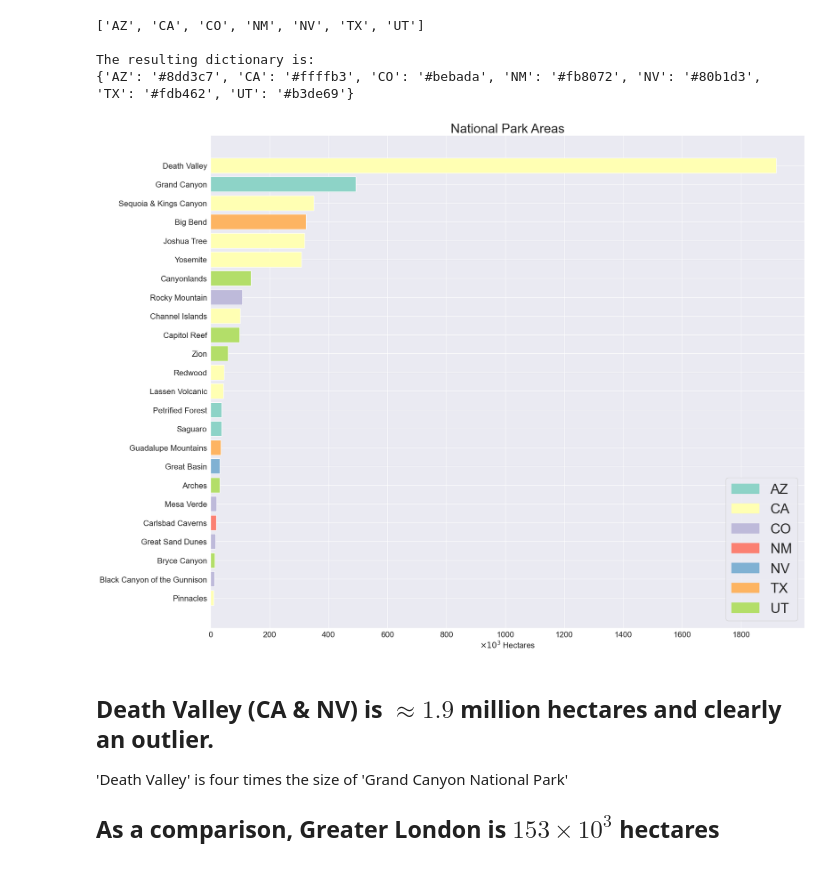
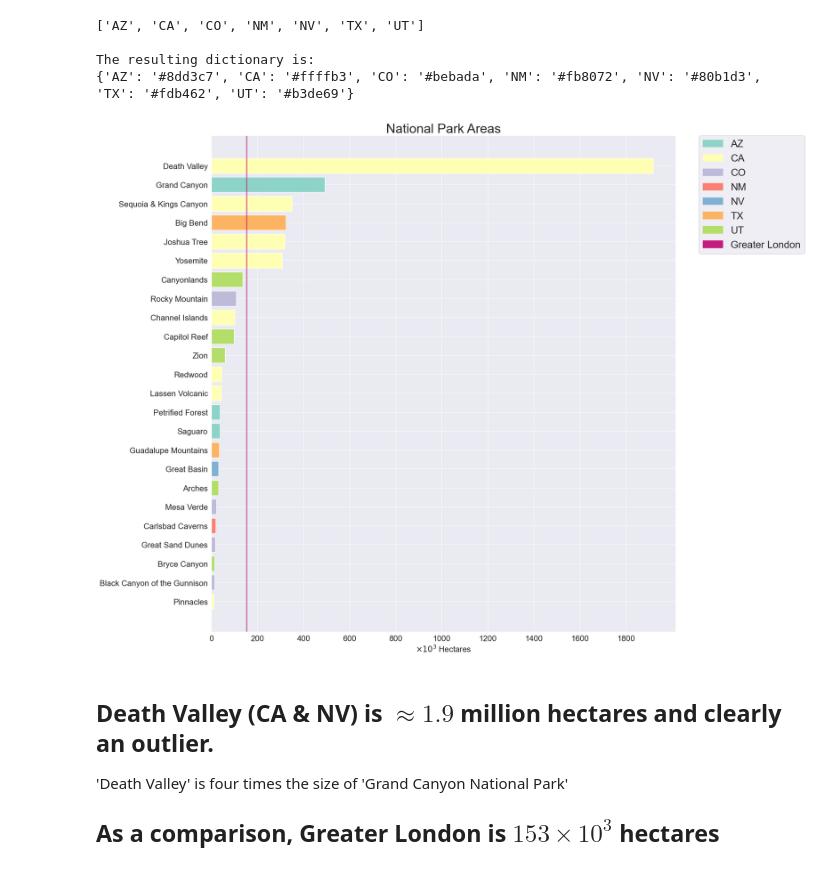
Before and after one commit to pineapple-bois/Biodiversity-In-National-Parks-Real-World, a Jupyter notebook: analysis.ipynb, the cells around one changed output. Cells and saved outputs as stored; diff of their text form; code cells hidden in the pictures.

```diff
--- a/analysis.ipynb
+++ b/analysis.ipynb
@@ -457,22 +457,23 @@ The resulting dictionary is:
 # %%
 # legend colours
 handles_three = [mpatches.Patch(color=colour, label=label) for label, colour in state_colour.items()]
 # bar colours with lambda function
 colour = park_area_df['state'].apply(lambda x: state_colour[x])
 
 plt.figure(figsize=(20,15))
 plt.title('National Park Areas', fontsize=26)
 plt.barh(y=park_area_df.park_name, width=park_area_df.hectares, color=colour)
+plt.axvline(x=153, color='#c51b7d', label='Greater London')
 plt.yticks(rotation=0, fontsize=16)
 plt.xticks(np.arange(0,2000,200), fontsize=16)
 plt.xlabel(f'$\\times 10^{3}$ Hectares', fontsize=16)
-plt.legend(handles=handles_three, fontsize=28)
+plt.legend(handles=handles_three + [mpatches.Patch(color='#c51b7d', label='Greater London')],
+           fontsize=20, bbox_to_anchor=(1.05, 1), loc='upper left', borderaxespad=0)
 plt.grid(True)
-
 plt.tight_layout()
 plt.show()
 # %% [output]
-[figure, old version]
+[figure, new version]
 # %% [markdown]
 ## Death Valley (CA & NV) is $\approx 1.9$ million hectares and clearly an outlier.
 'Death Valley' is four times the size of 'Grand Canyon National Park'
```
Also changed, not shown: parts of 1 cell of this notebook.
